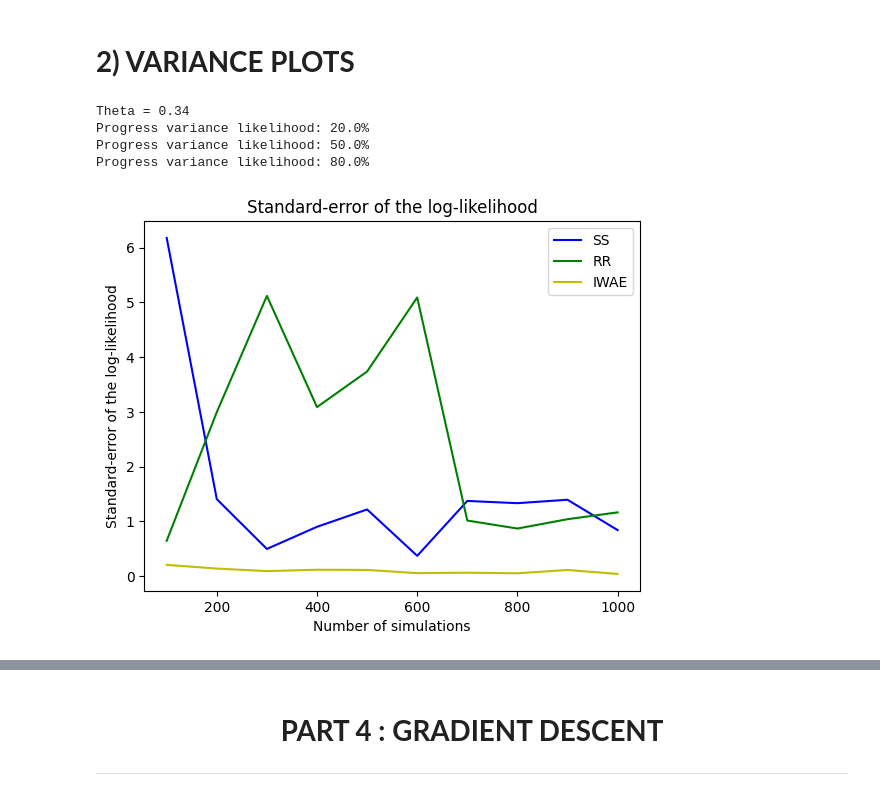
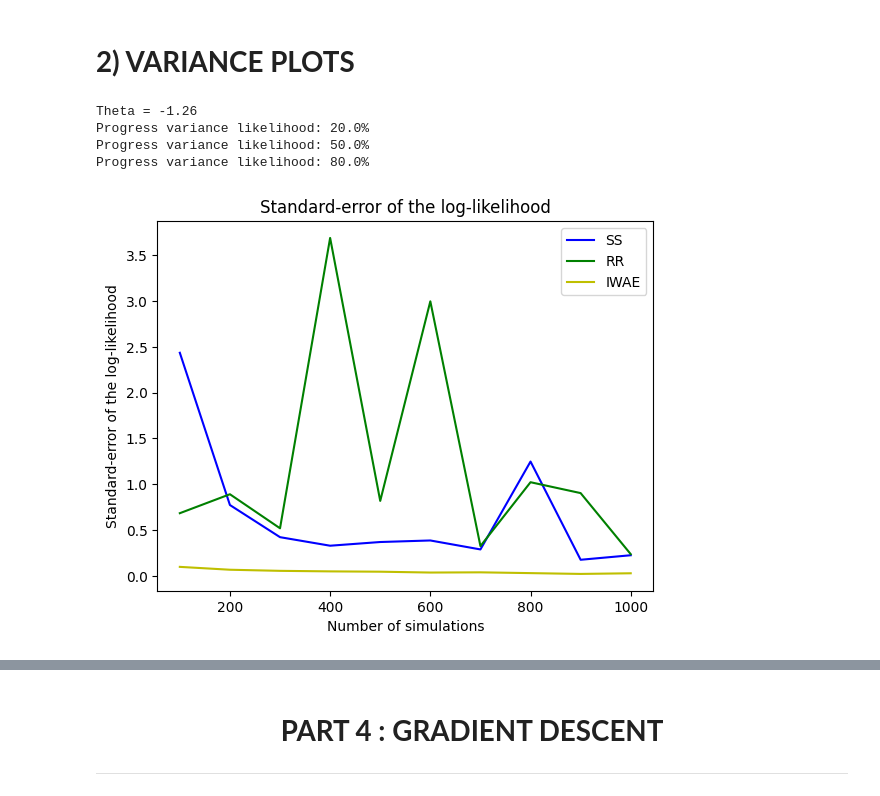
Before and after one commit to JulienPeignon/Monte_Carlo_Simulations, a Jupyter notebook: Final_Project.ipynb, the cells around one changed output, grey strips where cells are left out. Drawn from its saved outputs; the diff is of its cells as text; code cells hidden in the pictures.

```diff
--- a/Final_Project.ipynb
+++ b/Final_Project.ipynb
@@ -547,13 +570,13 @@ def variance_plot_likelihood(k_iwae,debut,fin,pas,num_iterations,x_data,theta):
   plt.legend()
   plt.show()
 # %%
-variance_plot_likelihood(k_iwae=2, debut=100, fin=1000, pas=10, num_iterations=5, x_data=x_data, theta=theta)
+variance_plot_likelihood(k_iwae=2, debut=100, fin=1000, pas=10, num_iterations=20, x_data=x_data, theta=theta)
 # %% [output]
-Theta = 0.34
+Theta = -1.26
 Progress variance likelihood: 20.0%
 Progress variance likelihood: 50.0%
 Progress variance likelihood: 80.0%
-[figure, old version]
+[figure, new version]
 # %%
 def variance_plot_gradient(k_iwae,debut,fin,pas,num_iterations,x_data,theta):
   print("Theta = 0.00")
```
Also changed, not shown: parts of 22 cells of this notebook.
